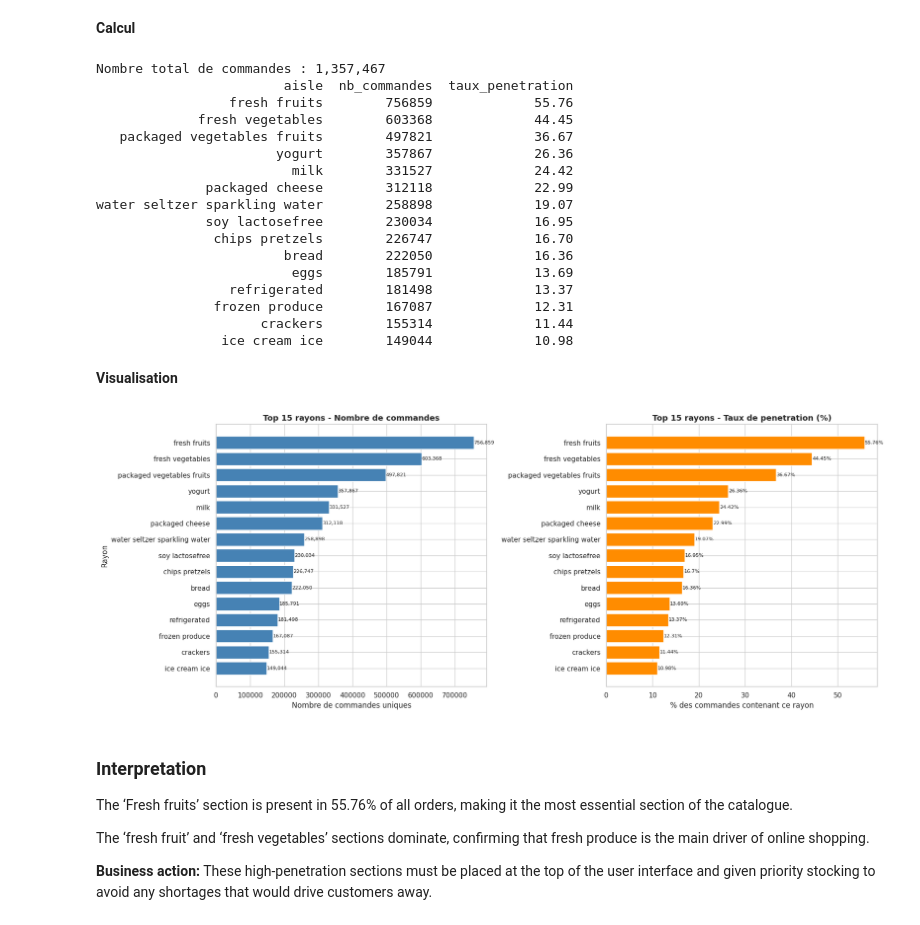
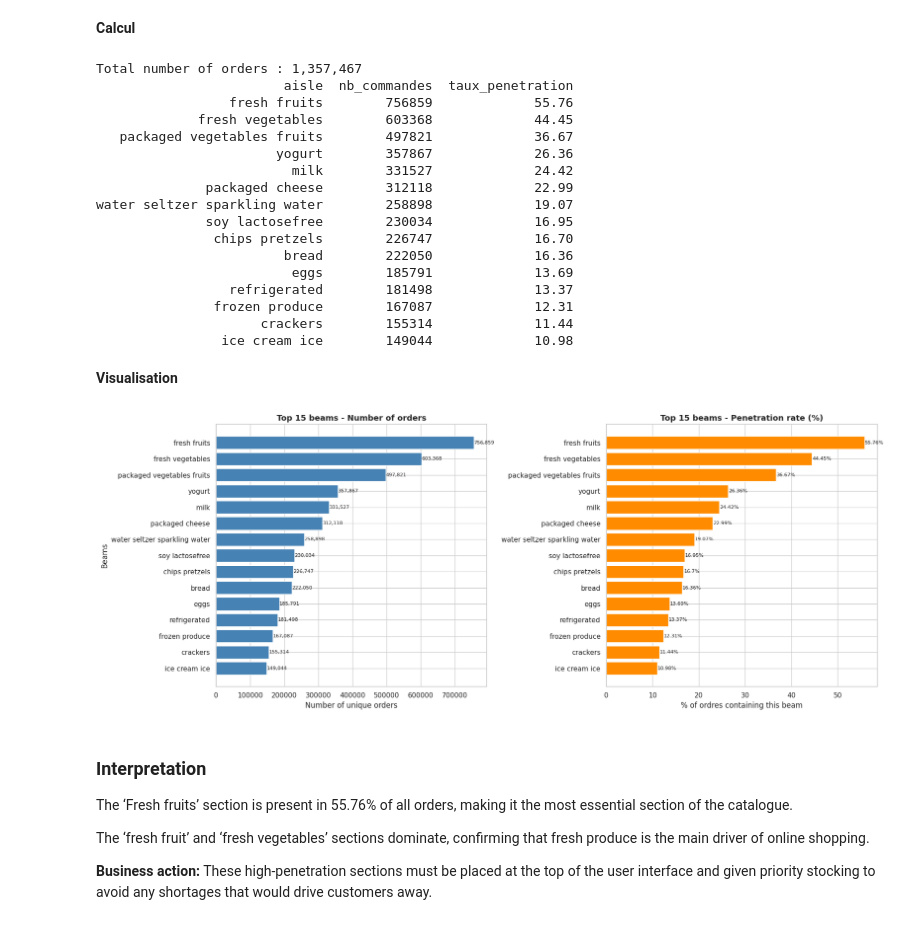
Before and after one commit to MeghCH/NextBuy, a Jupyter notebook: notebook.ipynb, the cells around one changed output. Cells and saved outputs as stored; diff of their text form; code cells hidden in the pictures.

```diff
--- a/notebook.ipynb
+++ b/notebook.ipynb
@@ -353,9 +353,9 @@ axes[0].barh(
     top_sellers["total_orders"][::-1],
     color="steelblue",
 )
-axes[0].set_title("Top 10 produits les plus commandes", fontsize=13, fontweight="bold")
-axes[0].set_xlabel("Nombre de commandes")
-axes[0].set_ylabel("Produit")
+axes[0].set_title("Top 10 of the products most ordered", fontsize=13, fontweight="bold")
+axes[0].set_xlabel("Number of orders")
+axes[0].set_ylabel("Products")
 for i, val in enumerate(top_sellers["total_orders"][::-1]):
     axes[0].text(val + 500, i, f"{val:,}", va="center", fontsize=9)
 
@@ -363,12 +363,12 @@ top10_total = top_sellers["total_orders"].sum()
 reste = total_ventes - top10_total
 axes[1].pie(
     [top10_total, reste],
-    labels=["Top 10 produits", "Reste du catalogue"],
+    labels=["Top 10 products", "Rest of the catalogue"],
     autopct="%1.1f%%",
     colors=["steelblue", "lightgrey"],
     startangle=90,
 )
-axes[1].set_title("Poids des Top 10 dans le volume total", fontsize=13, fontweight="bold")
+axes[1].set_title("Weight of the top 10 in total volume", fontsize=13, fontweight="bold")
 
 plt.tight_layout()
 plt.show()
@@ -401,10 +401,10 @@ penetration_aisles["taux_penetration"] = (
     penetration_aisles["nb_commandes"] / total_commandes * 100
 ).round(2)
 
-print(f"Nombre total de commandes : {total_commandes:,}")
+print(f"Total number of orders : {total_commandes:,}")
 print(penetration_aisles.to_string(index=False))
 # %% [output]
-Nombre total de commandes : 1,357,467
+Total number of orders : 1,357,467
                         aisle  nb_commandes  taux_penetration
                  fresh fruits        756859             55.76
              fresh vegetables        603368             44.45
@@ -426,32 +426,32 @@ water seltzer sparkling water        258898             19.07
 # %%
 fig, axes = plt.subplots(1, 2, figsize=(18, 7))
 
 axes[0].barh(
     penetration_aisles["aisle"][::-1],
     penetration_aisles["nb_commandes"][::-1],
     color="steelblue",
 )
-axes[0].set_title("Top 15 rayons - Nombre de commandes", fontsize=13, fontweight="bold")
-axes[0].set_xlabel("Nombre de commandes uniques")
-axes[0].set_ylabel("Rayon")
+axes[0].set_title("Top 15 beams - Number of orders", fontsize=13, fontweight="bold")
+axes[0].set_xlabel("Number of unique orders")
+axes[0].set_ylabel("Beams")
 for i, val in enumerate(penetration_aisles["nb_commandes"][::-1]):
     axes[0].text(val + 200, i, f"{val:,}", va="center", fontsize=8)
 
 axes[1].barh(
     penetration_aisles["aisle"][::-1],
     penetration_aisles["taux_penetration"][::-1],
     color="darkorange",
 )
-axes[1].set_title("Top 15 rayons - Taux de penetration (%)", fontsize=13, fontweight="bold")
-axes[1].set_xlabel("% des commandes contenant ce rayon")
+axes[1].set_title("Top 15 beams - Penetration rate (%)", fontsize=13, fontweight="bold")
+axes[1].set_xlabel("% of ordres containing this beam")
 axes[1].set_ylabel("")
 for i, val in enumerate(penetration_aisles["taux_penetration"][::-1]):
     axes[1].text(val + 0.1, i, f"{val}%", va="center", fontsize=8)
 
 plt.tight_layout()
 plt.show()
 # %% [output]
-[figure, old version]
+[figure, new version]
 # %% [markdown]
 ### Interpretation
 
```
Also changed, not shown: parts of 31 cells of this notebook.
